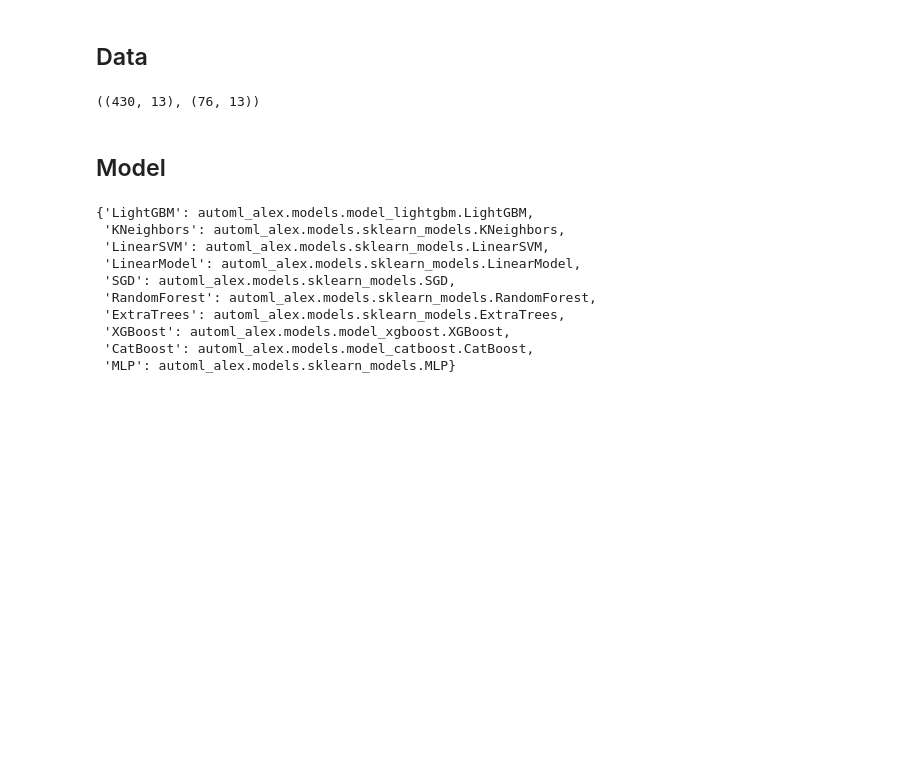
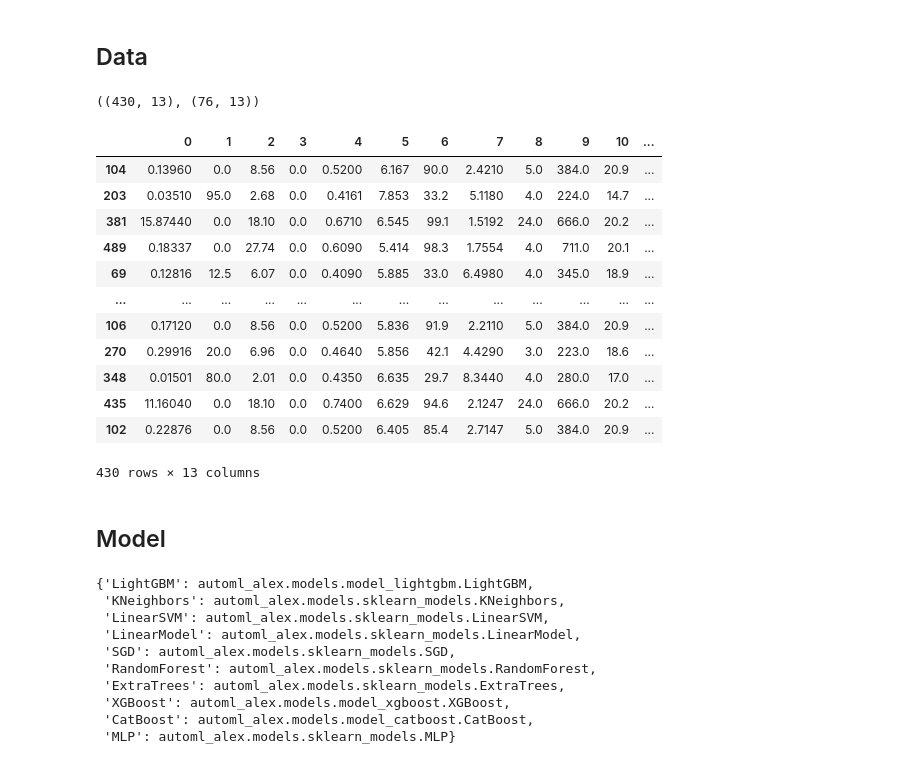
Before and after one commit to Alex-Lekov/AutoML_Alex, a Jupyter notebook: 02_Models.ipynb, the cells around one changed output. Drawn from its saved outputs; the diff is of its cells as text; code cells hidden in the pictures; blank space fills up the shorter version.

```diff
--- a/examples/02_Models.ipynb
+++ b/02_Models.ipynb
@@ -27,6 +27,22 @@ X_train, X_test, y_train, y_test = train_test_split(pd.DataFrame(data.data),
 X_train.shape, X_test.shape
 # %% [output]
 ((430, 13), (76, 13))
+# %%
+X_train
+# %% [output]
+|  | 0 | 1 | 2 | 3 | 4 | 5 | 6 | 7 | 8 | 9 | 10 | ... |
+| 104 | 0.13960 | 0.0 | 8.56 | 0.0 | 0.5200 | 6.167 | 90.0 | 2.4210 | 5.0 | 384.0 | 20.9 | ... |
+| 203 | 0.03510 | 95.0 | 2.68 | 0.0 | 0.4161 | 7.853 | 33.2 | 5.1180 | 4.0 | 224.0 | 14.7 | ... |
+| 381 | 15.87440 | 0.0 | 18.10 | 0.0 | 0.6710 | 6.545 | 99.1 | 1.5192 | 24.0 | 666.0 | 20.2 | ... |
+| 489 | 0.18337 | 0.0 | 27.74 | 0.0 | 0.6090 | 5.414 | 98.3 | 1.7554 | 4.0 | 711.0 | 20.1 | ... |
+| 69 | 0.12816 | 12.5 | 6.07 | 0.0 | 0.4090 | 5.885 | 33.0 | 6.4980 | 4.0 | 345.0 | 18.9 | ... |
+| ... | ... | ... | ... | ... | ... | ... | ... | ... | ... | ... | ... | ... |
+| 106 | 0.17120 | 0.0 | 8.56 | 0.0 | 0.5200 | 5.836 | 91.9 | 2.2110 | 5.0 | 384.0 | 20.9 | ... |
+| 270 | 0.29916 | 20.0 | 6.96 | 0.0 | 0.4640 | 5.856 | 42.1 | 4.4290 | 3.0 | 223.0 | 18.6 | ... |
+| 348 | 0.01501 | 80.0 | 2.01 | 0.0 | 0.4350 | 6.635 | 29.7 | 8.3440 | 4.0 | 280.0 | 17.0 | ... |
+| 435 | 11.16040 | 0.0 | 18.10 | 0.0 | 0.7400 | 6.629 | 94.6 | 2.1247 | 24.0 | 666.0 | 20.2 | ... |
+| 102 | 0.22876 | 0.0 | 8.56 | 0.0 | 0.5200 | 6.405 | 85.4 | 2.7147 | 5.0 | 384.0 | 20.9 | ... |
+430 rows × 13 columns
 # %% [markdown]
 ## Model
 # %%
```
Also changed, not shown: parts of 1 cell of this notebook, 9 other files.
